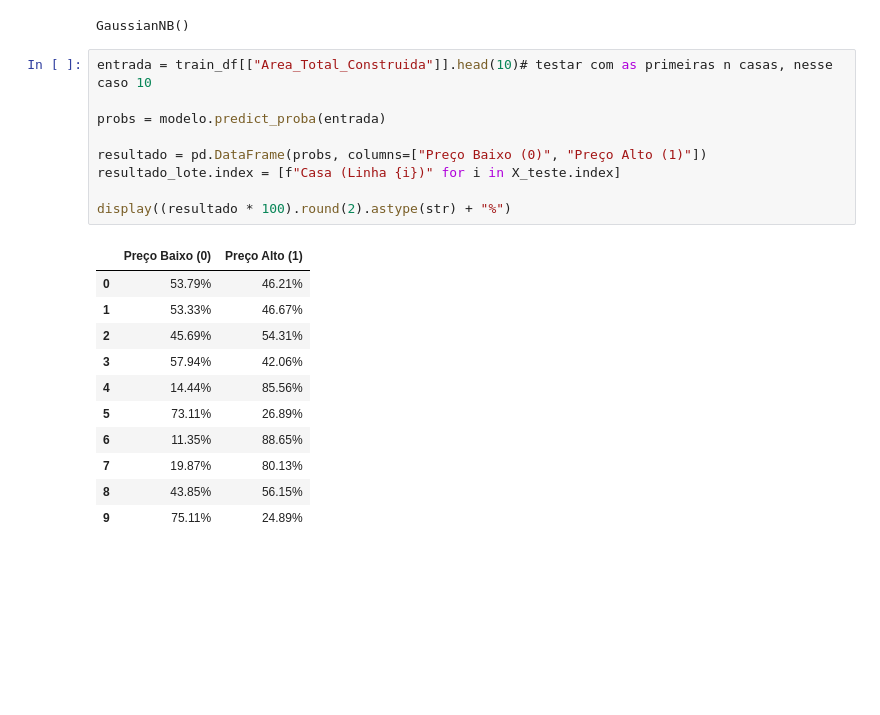
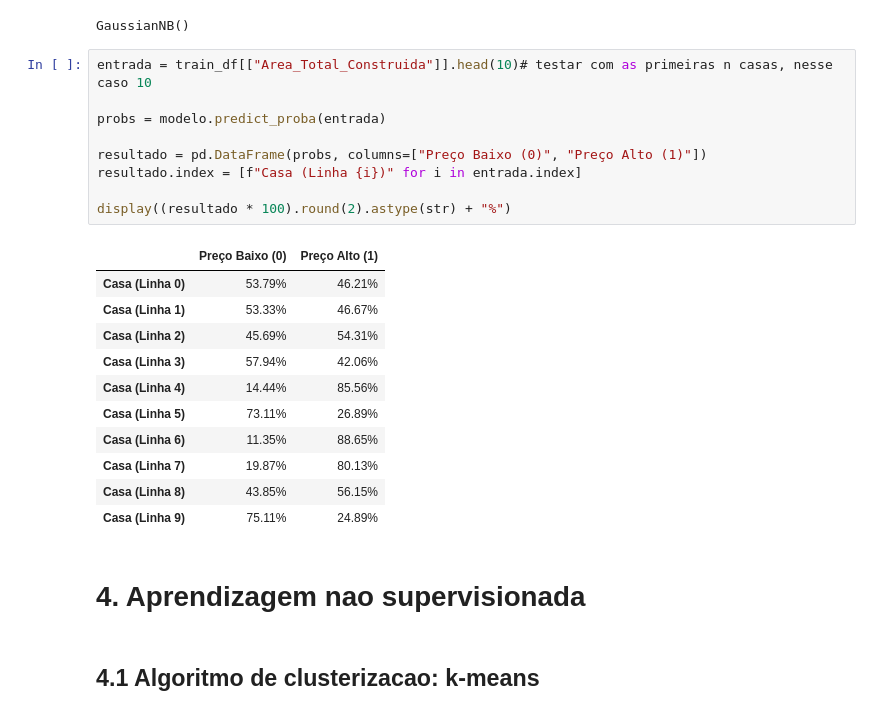
Before and after one commit to Mauro-devs/DataAnalysis, a Jupyter notebook: notebook.ipynb, the cells around one changed output. Saved outputs shown, nothing was run; the diff lists cells and outputs as text; blank space fills up the shorter version.

```diff
--- a/notebook.ipynb
+++ b/notebook.ipynb
@@ -424,21 +429,25 @@ GaussianNB()
 # %%
 entrada = train_df[["Area_Total_Construida"]].head(10)# testar com as primeiras n casas, nesse caso 10
 
 probs = modelo.predict_proba(entrada)
 
 resultado = pd.DataFrame(probs, columns=["Preço Baixo (0)", "Preço Alto (1)"])
-resultado_lote.index = [f"Casa (Linha {i})" for i in X_teste.index]
+resultado.index = [f"Casa (Linha {i})" for i in entrada.index]
 
 display((resultado * 100).round(2).astype(str) + "%")
 # %% [output]
 |  | Preço Baixo (0) | Preço Alto (1) |
-| 0 | 53.79% | 46.21% |
-| 1 | 53.33% | 46.67% |
-| 2 | 45.69% | 54.31% |
-| 3 | 57.94% | 42.06% |
-| 4 | 14.44% | 85.56% |
-| 5 | 73.11% | 26.89% |
-| 6 | 11.35% | 88.65% |
-| 7 | 19.87% | 80.13% |
-| 8 | 43.85% | 56.15% |
-| 9 | 75.11% | 24.89% |
+| Casa (Linha 0) | 53.79% | 46.21% |
+| Casa (Linha 1) | 53.33% | 46.67% |
+| Casa (Linha 2) | 45.69% | 54.31% |
+| Casa (Linha 3) | 57.94% | 42.06% |
+| Casa (Linha 4) | 14.44% | 85.56% |
+| Casa (Linha 5) | 73.11% | 26.89% |
+| Casa (Linha 6) | 11.35% | 88.65% |
+| Casa (Linha 7) | 19.87% | 80.13% |
+| Casa (Linha 8) | 43.85% | 56.15% |
+| Casa (Linha 9) | 75.11% | 24.89% |
+# %% [markdown]
+# 4. Aprendizagem nao supervisionada
+# %% [markdown]
+## 4.1 Algoritmo de clusterizacao: k-means
```
Also changed, not shown: parts of 9 cells of this notebook, 1 other file.
